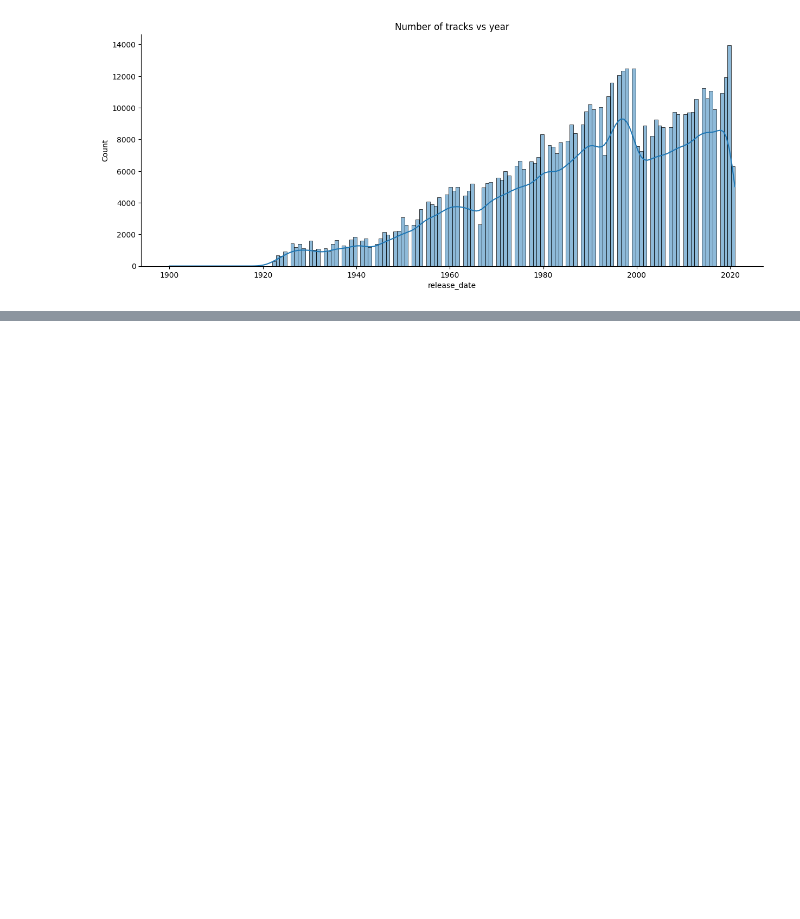
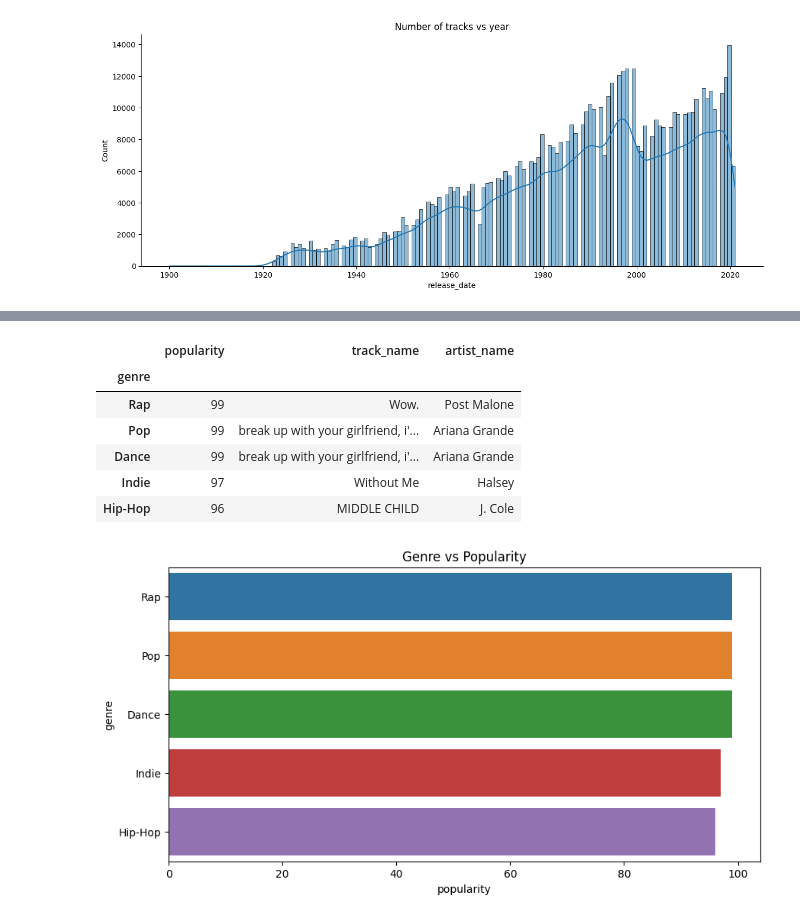
Before and after one commit to S99C/Spotify-EDA, a Jupyter notebook: main.ipynb, the cells around one changed output, grey strips where cells are left out. Saved outputs shown, nothing was run; the diff lists cells and outputs as text; code cells hidden in the pictures; blank space fills up the shorter version.

```diff
--- a/main.ipynb
+++ b/main.ipynb
@@ -229,0 +230,20 @@ sn.barplot(data=df_genre, y='genre', x='duration_s', ax=ax).set(title='Duration
+# %%
+# Top 5 genres and their songs by popularity
+
+# Groupby.first() returning the dataframe object with 'genre' as index and with first rows of each group, so assigned 'track_id' as index, then sorted the data based on popularity
+famous = df_genre.groupby('genre').first().sort_values(by='popularity', ascending=False).iloc[:5]
+
+# Bar plot
+fig, ax = py.subplots(figsize=(10, 5))
+sn.barplot(data=famous, x='popularity', y=famous.index).set(title='Genre vs Popularity')
+
+famous[['popularity','track_name', 'artist_name']]
+# %% [output]
+|  | popularity | track_name | artist_name |
+| genre |  |  |  |
+| Rap | 99 | Wow. | Post Malone |
+| Pop | 99 | break up with your girlfriend, i'... | Ariana Grande |
+| Dance | 99 | break up with your girlfriend, i'... | Ariana Grande |
+| Indie | 97 | Without Me | Halsey |
+| Hip-Hop | 96 | MIDDLE CHILD | J. Cole |
+[figure, added]
```
Also changed, not shown: parts of 4 cells of this notebook.
